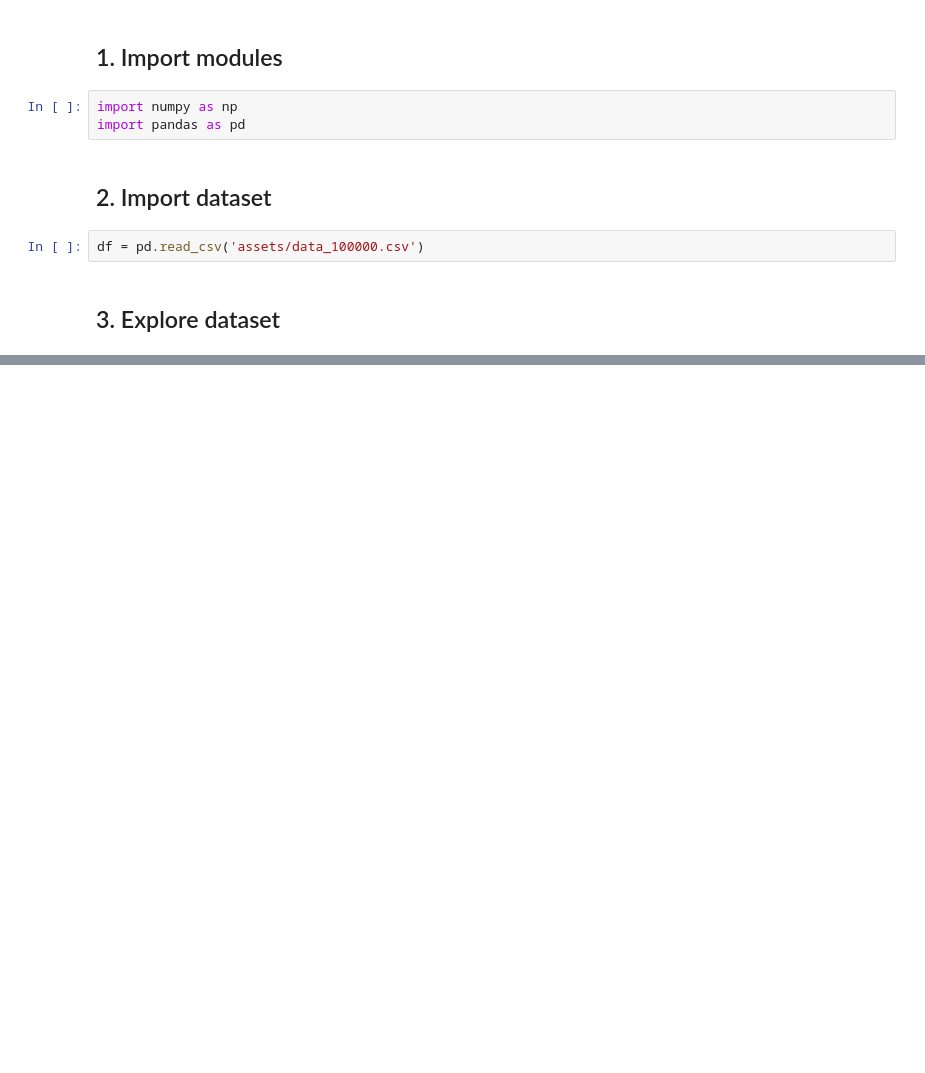
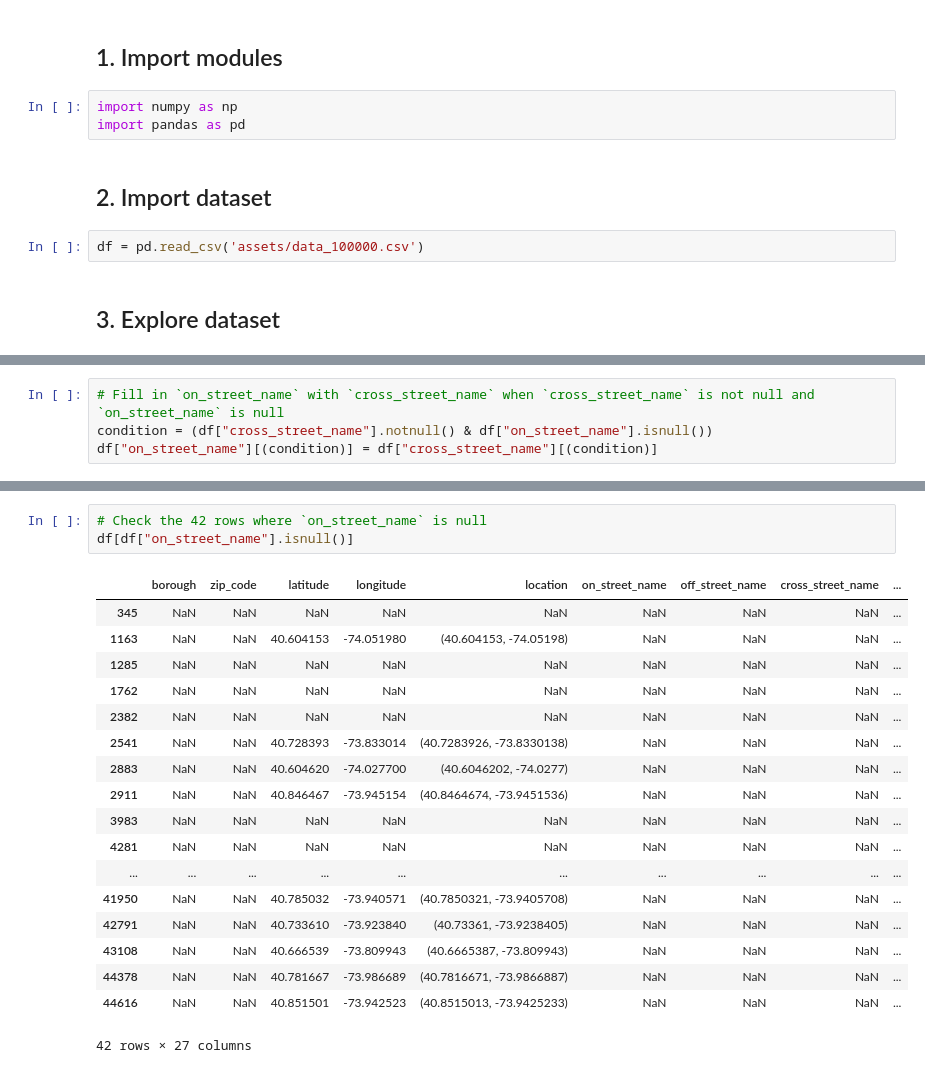
Before and after one commit to DerrickDDInAI/nyc-crashes, a Jupyter notebook: core/exploration.ipynb, the cells around one changed output, grey strips where cells are left out. Drawn from its saved outputs; the diff is of its cells as text; blank space fills up the shorter version.

```diff
--- a/core/exploration.ipynb
+++ b/core/exploration.ipynb
@@ -14,0 +270,4 @@ df = pd.read_csv('assets/data_100000.csv')
+# %%
+# Fill in `on_street_name` with `cross_street_name` when `cross_street_name` is not null and `on_street_name` is null
+condition = (df["cross_street_name"].notnull() & df["on_street_name"].isnull())
+df["on_street_name"][(condition)] = df["cross_street_name"][(condition)]
@@ -14,0 +284,22 @@ df = pd.read_csv('assets/data_100000.csv')
+# %%
+# Check the 42 rows where `on_street_name` is null
+df[df["on_street_name"].isnull()]
+# %% [output]
+|  | borough | zip_code | latitude | longitude | location | on_street_name | off_street_name | cross_street_name | ... |
+| 345 | NaN | NaN | NaN | NaN | NaN | NaN | NaN | NaN | ... |
+| 1163 | NaN | NaN | 40.604153 | -74.051980 | (40.604153, -74.05198) | NaN | NaN | NaN | ... |
+| 1285 | NaN | NaN | NaN | NaN | NaN | NaN | NaN | NaN | ... |
+| 1762 | NaN | NaN | NaN | NaN | NaN | NaN | NaN | NaN | ... |
+| 2382 | NaN | NaN | NaN | NaN | NaN | NaN | NaN | NaN | ... |
+| 2541 | NaN | NaN | 40.728393 | -73.833014 | (40.7283926, -73.8330138) | NaN | NaN | NaN | ... |
+| 2883 | NaN | NaN | 40.604620 | -74.027700 | (40.6046202, -74.0277) | NaN | NaN | NaN | ... |
+| 2911 | NaN | NaN | 40.846467 | -73.945154 | (40.8464674, -73.9451536) | NaN | NaN | NaN | ... |
+| 3983 | NaN | NaN | NaN | NaN | NaN | NaN | NaN | NaN | ... |
+| 4281 | NaN | NaN | NaN | NaN | NaN | NaN | NaN | NaN | ... |
+| ... | ... | ... | ... | ... | ... | ... | ... | ... | ... |
+| 41950 | NaN | NaN | 40.785032 | -73.940571 | (40.7850321, -73.9405708) | NaN | NaN | NaN | ... |
+| 42791 | NaN | NaN | 40.733610 | -73.923840 | (40.73361, -73.9238405) | NaN | NaN | NaN | ... |
+| 43108 | NaN | NaN | 40.666539 | -73.809943 | (40.6665387, -73.809943) | NaN | NaN | NaN | ... |
+| 44378 | NaN | NaN | 40.781667 | -73.986689 | (40.7816671, -73.9866887) | NaN | NaN | NaN | ... |
+| 44616 | NaN | NaN | 40.851501 | -73.942523 | (40.8515013, -73.9425233) | NaN | NaN | NaN | ... |
+42 rows × 27 columns
```
Also changed, not shown: parts of 36 cells of this notebook, 4 other files.
